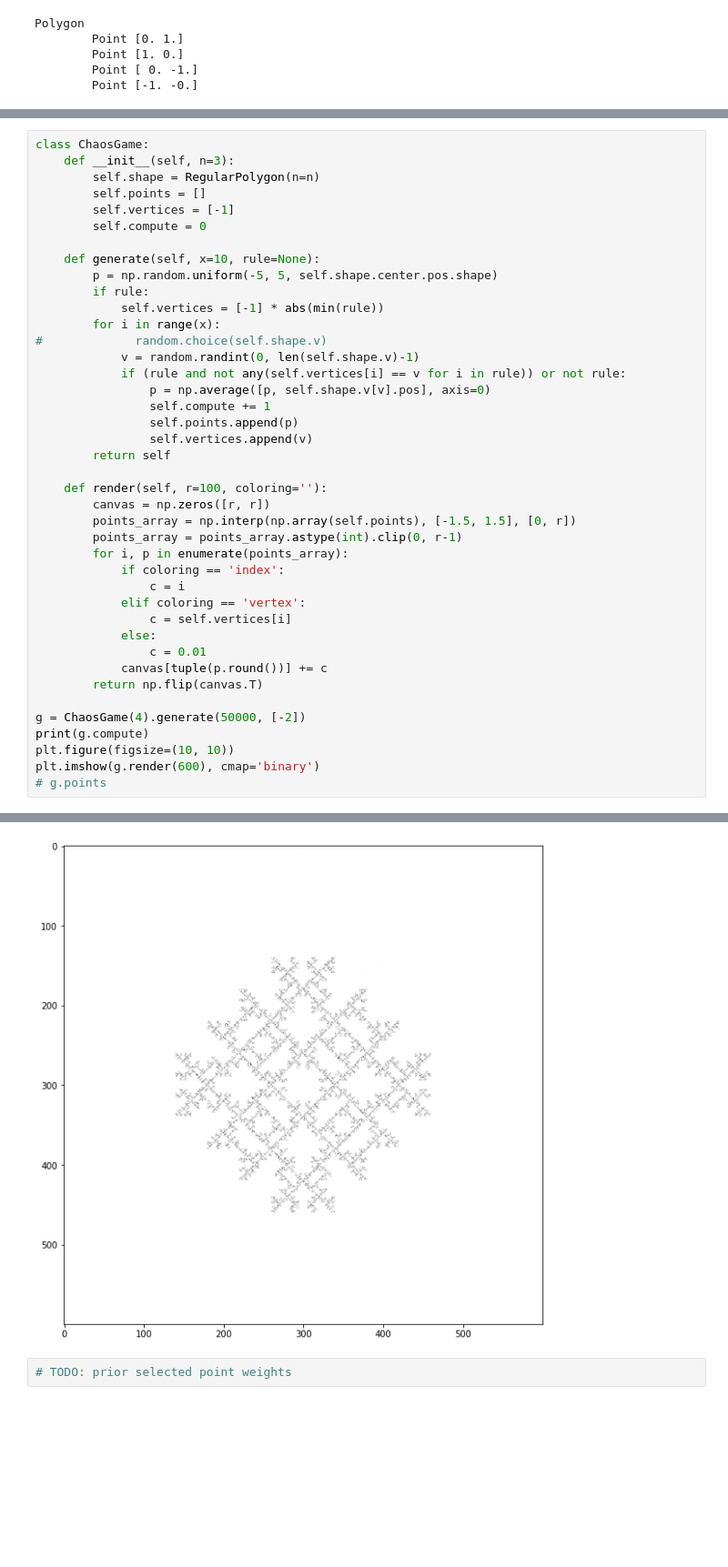
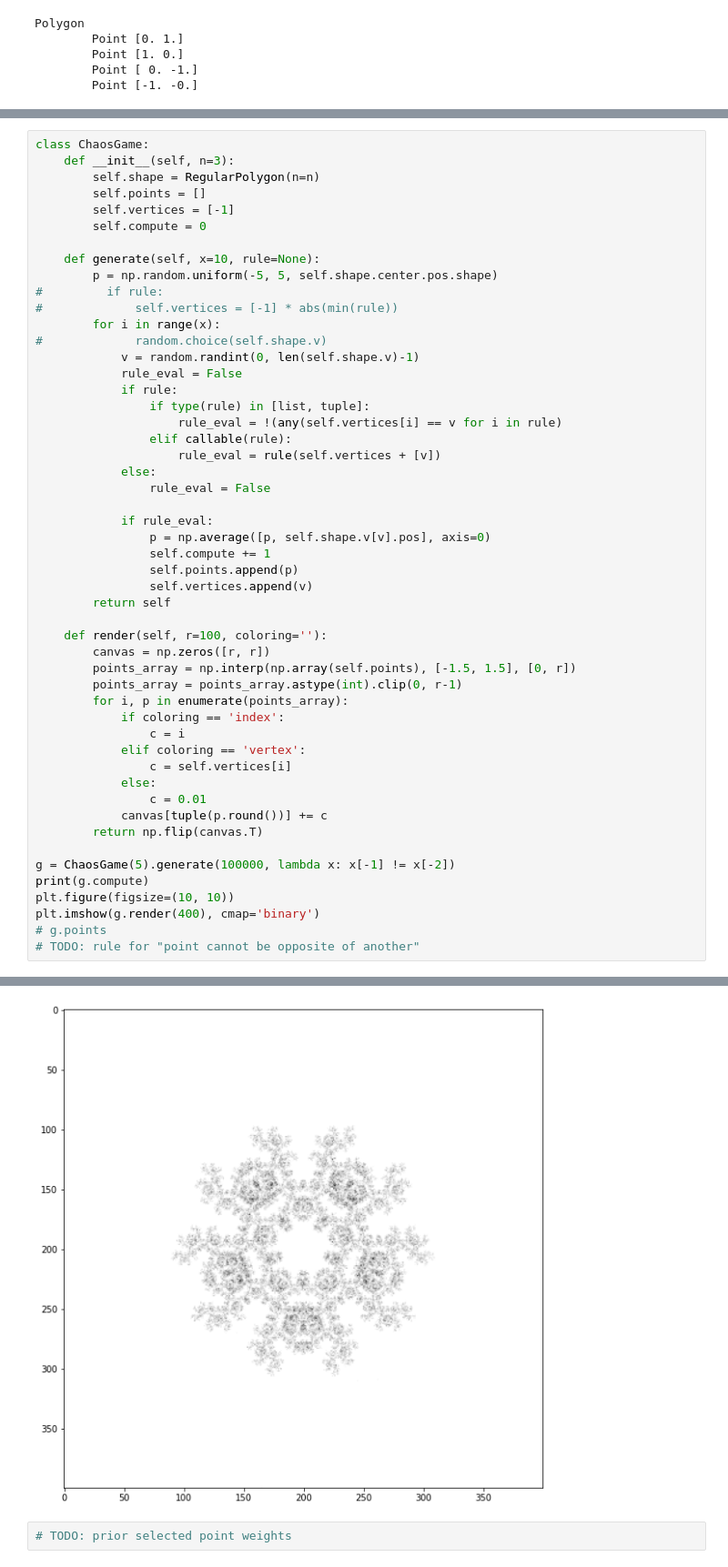
Before and after one commit to generic-github-user/fractals, a Jupyter notebook: fractals.ipynb, the cells around one changed output, grey strips where cells are left out. Shown at 91% size. Saved outputs shown, nothing was run; the diff lists cells and outputs as text; blank space fills up the shorter version.

Commit message:
add function-based point evaluation

```diff
--- a/fractals.ipynb
+++ b/fractals.ipynb
@@ -115,12 +119,21 @@ class ChaosGame:
 
     def generate(self, x=10, rule=None):
         p = np.random.uniform(-5, 5, self.shape.center.pos.shape)
-        if rule:
-            self.vertices = [-1] * abs(min(rule))
+#         if rule:
+#             self.vertices = [-1] * abs(min(rule))
         for i in range(x):
 #             random.choice(self.shape.v)
             v = random.randint(0, len(self.shape.v)-1)
-            if (rule and not any(self.vertices[i] == v for i in rule)) or not rule:
+            rule_eval = False
+            if rule:
+                if type(rule) in [list, tuple]:
+                    rule_eval = !(any(self.vertices[i] == v for i in rule)
+                elif callable(rule):
+                    rule_eval = rule(self.vertices + [v])
+            else:
+                rule_eval = False
+
+            if rule_eval:
                 p = np.average([p, self.shape.v[v].pos], axis=0)
                 self.compute += 1
                 self.points.append(p)
@@ -141,9 +154,10 @@ class ChaosGame:
             canvas[tuple(p.round())] += c
         return np.flip(canvas.T)
 
-g = ChaosGame(4).generate(50000, [-2])
+g = ChaosGame(5).generate(100000, lambda x: x[-1] != x[-2])
 print(g.compute)
 plt.figure(figsize=(10, 10))
-plt.imshow(g.render(600), cmap='binary')
+plt.imshow(g.render(400), cmap='binary')
 # g.points
+# TODO: rule for "point cannot be opposite of another"
 # %% [output]
@@ -151,5 +165,5 @@ plt.imshow(g.render(600), cmap='binary')
 <matplotlib.image.AxesImage at 0x...>
-[figure, old version]
+[figure, new version]
 # %%
 # TODO: prior selected point weights
 # %%
```
Also changed, not shown: parts of 2 cells of this notebook.
